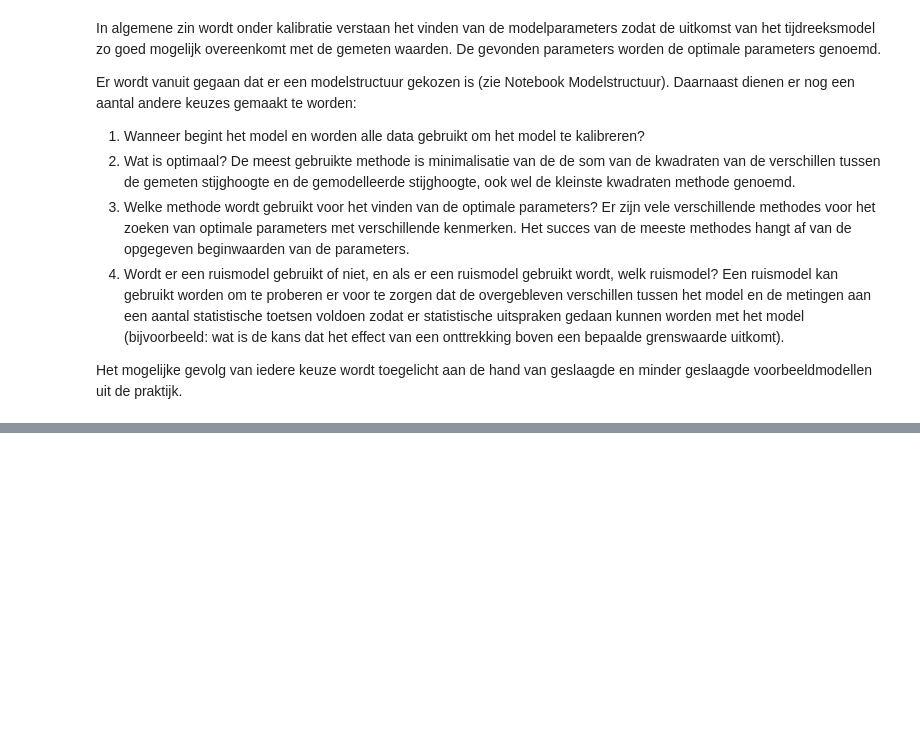
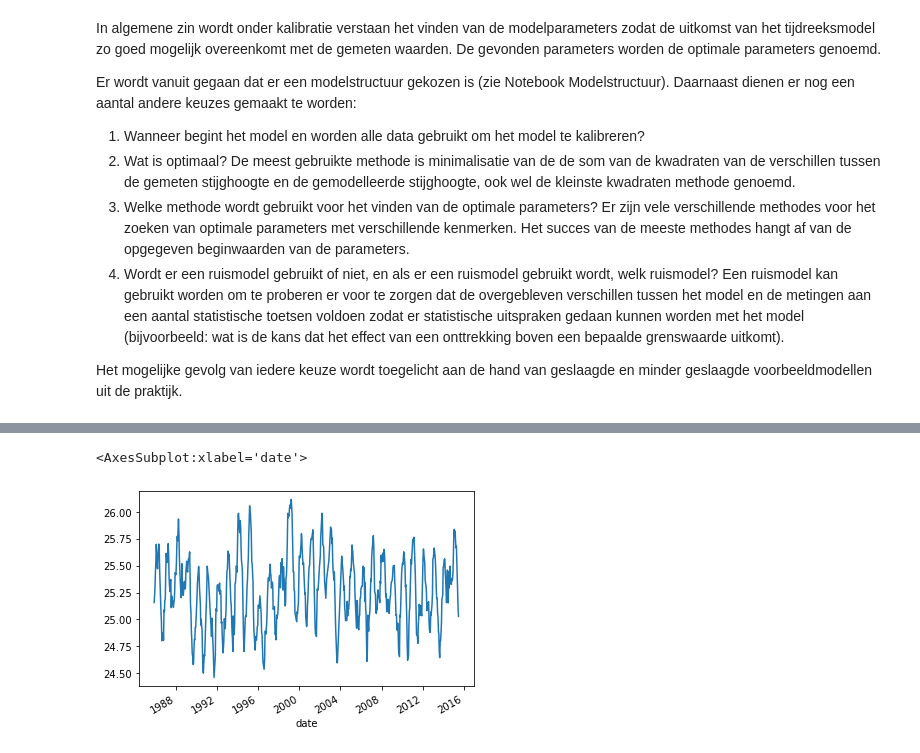
Before and after one commit to ArtesiaWater/stowa_handleiding_tijdreeksanalyse, a Jupyter notebook: kalibratie/calibratie_handleiding.ipynb, the cells around one changed output, grey strips where cells are left out. Drawn from its saved outputs; the diff is of its cells as text; code cells hidden in the pictures; blank space fills up the shorter version.

```diff
--- a/kalibratie/calibratie_handleiding.ipynb
+++ b/kalibratie/calibratie_handleiding.ipynb
@@ -316,0 +371,17 @@ Het mogelijke gevolg van iedere keuze wordt toegelicht aan de hand van geslaagde
+# %%
+A = 600
+a = 150
+d = 25
+alpha = 50
+# %%
+ml = ps.Model(ho)
+rm = ps.StressModel(recharge, ps.Exponential, name='recharge')
+ml.add_stressmodel(rm)
+ml.set_parameter('recharge_A', initial=A)
+ml.set_parameter('recharge_a', initial=a)
+ml.set_parameter('constant_d', initial=d)
+hsynthetic_no_error = ml.simulate()[ho.index]
+hsynthetic_no_error.plot()
+# %% [output]
+<AxesSubplot:xlabel='date'>
+[figure, added]
```
Also changed, not shown: parts of 20 cells of this notebook.
